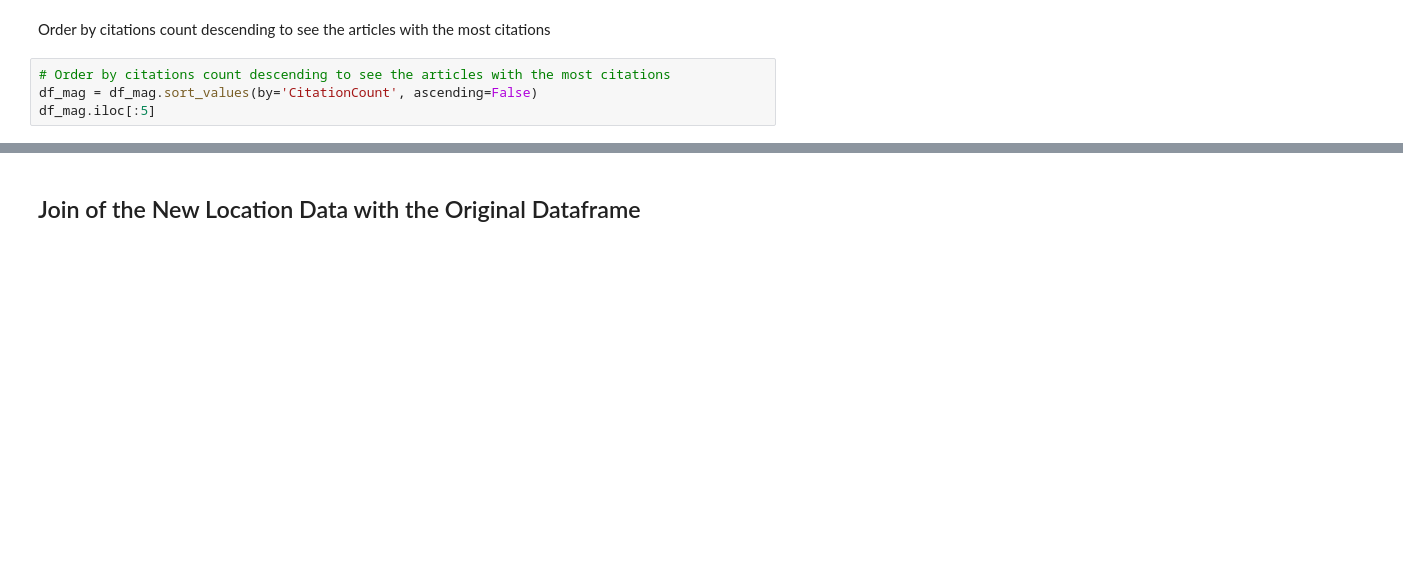
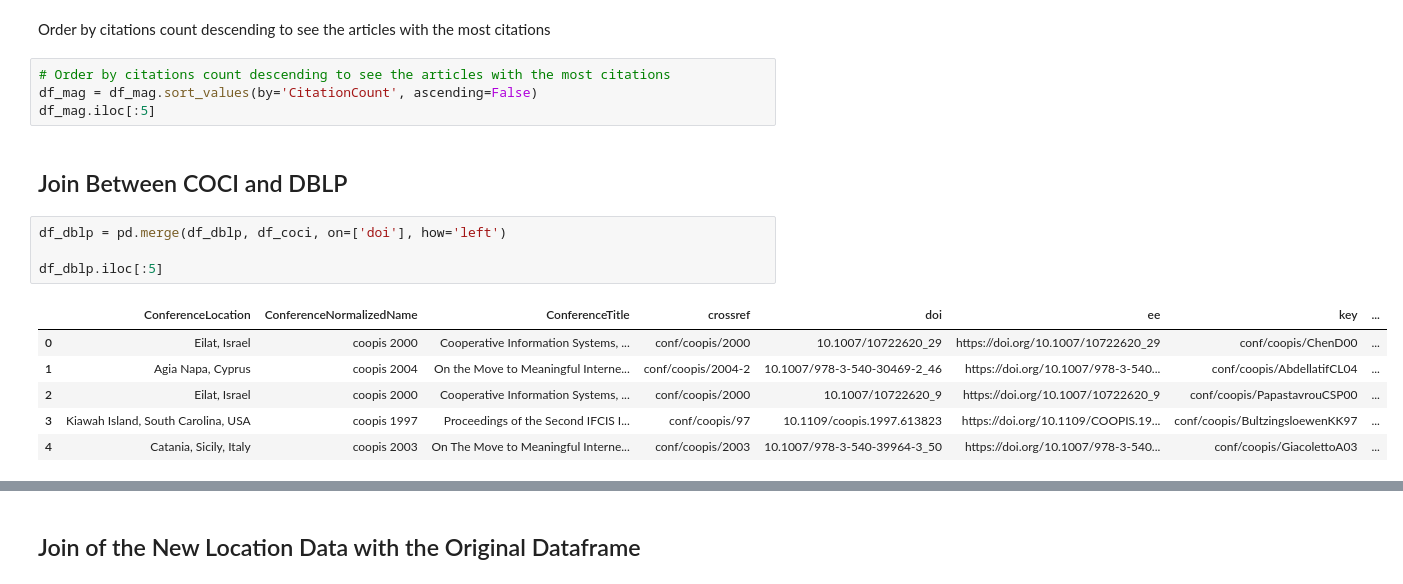
Before and after one commit to MarcoTerzulli/conftur_terzulli, a Jupyter notebook: 3 - Citation and Conference Data Join/Citation and Conference Data Join.ipynb, the cells around one changed output, grey strips where cells are left out. Saved outputs shown, nothing was run; the diff lists cells and outputs as text; blank space fills up the shorter version.

```diff
--- a/3 - Citation and Conference Data Join/Citation and Conference Data Join.ipynb
+++ b/3 - Citation and Conference Data Join/Citation and Conference Data Join.ipynb
@@ -223,3 +251,16 @@ Order by citations count descending to see the articles with the most citations
 # Order by citations count descending to see the articles with the most citations
 df_mag = df_mag.sort_values(by='CitationCount', ascending=False)
 df_mag.iloc[:5]
+# %% [markdown]
+## Join Between COCI and DBLP
+# %%
+df_dblp = pd.merge(df_dblp, df_coci, on=['doi'], how='left')
+
+df_dblp.iloc[:5]
+# %% [output]
+|  | ConferenceLocation | ConferenceNormalizedName | ConferenceTitle | crossref | doi | ee | key | ... |
+| 0 | Eilat, Israel | coopis 2000 | Cooperative Information Systems, ... | conf/coopis/2000 | 10.1007/10722620_29 | https://doi.org/10.1007/10722620_29 | conf/coopis/ChenD00 | ... |
+| 1 | Agia Napa, Cyprus | coopis 2004 | On the Move to Meaningful Interne... | conf/coopis/2004-2 | 10.1007/978-3-540-30469-2_46 | https://doi.org/10.1007/978-3-540... | conf/coopis/AbdellatifCL04 | ... |
+| 2 | Eilat, Israel | coopis 2000 | Cooperative Information Systems, ... | conf/coopis/2000 | 10.1007/10722620_9 | https://doi.org/10.1007/10722620_9 | conf/coopis/PapastavrouCSP00 | ... |
+| 3 | Kiawah Island, South Carolina, USA | coopis 1997 | Proceedings of the Second IFCIS I... | conf/coopis/97 | 10.1109/coopis.1997.613823 | https://doi.org/10.1109/COOPIS.19... | conf/coopis/BultzingsloewenKK97 | ... |
+| 4 | Catania, Sicily, Italy | coopis 2003 | On The Move to Meaningful Interne... | conf/coopis/2003 | 10.1007/978-3-540-39964-3_50 | https://doi.org/10.1007/978-3-540... | conf/coopis/GiacolettoA03 | ... |
```
Also changed, not shown: parts of 16 cells of this notebook.
